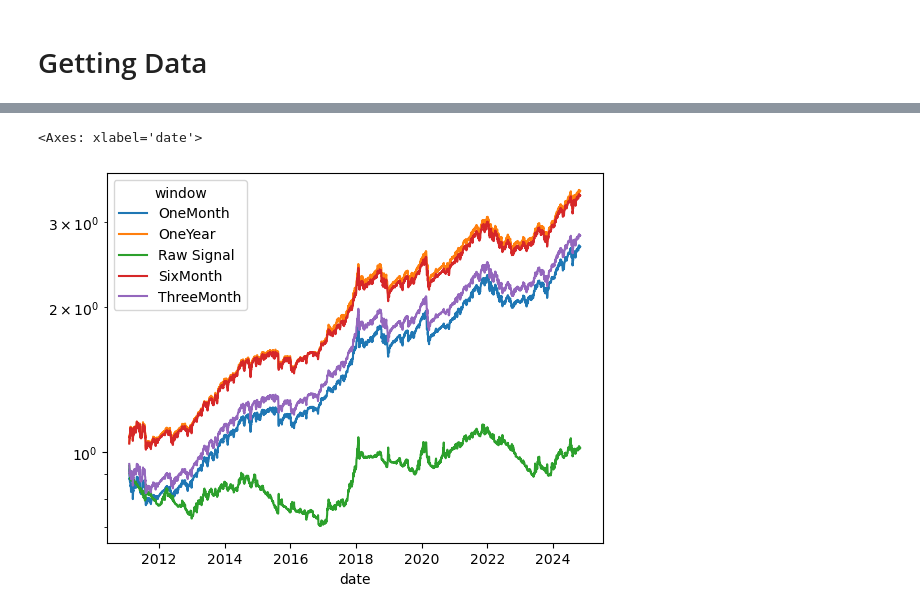
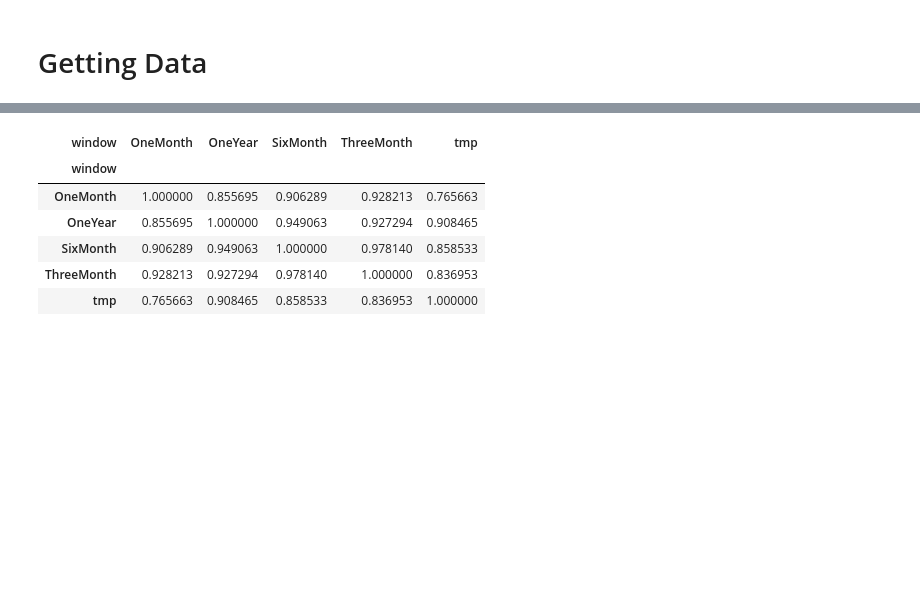
Before and after one commit to diegodalvarez/TrendSystem, a Jupyter notebook: Research/SignalResearch/1ImpliedCorrelationSignals.ipynb, the cells around one changed output, grey strips where cells are left out. Cells and saved outputs as stored; diff of their text form; code cells hidden in the pictures; blank space fills up the shorter version.

```diff
--- a/Research/SignalResearch/1ImpliedCorrelationSignals.ipynb
+++ b/Research/SignalResearch/1ImpliedCorrelationSignals.ipynb
@@ -117,12 +103,14 @@ df_signal_rtn = (df_signal
 # %%
-df_vol_rtn = (df_signal_rtn
+(df_tmp
+    .assign(signal_rtn = lambda x: np.sign(x.signal) * x.px_rtn)
     .pivot(index = "date", columns = "window", values = "signal_rtn")
     .apply(lambda x: x * (0.1 / (x.ewm(span = 100, adjust = False).std() * np.sqrt(252))))
-    .apply(lambda x: np.where(np.abs(x) > 0.1, np.nan, x)))
+    .corr())
+# %% [output]
+| window | OneMonth | OneYear | SixMonth | ThreeMonth | tmp |
+| window |  |  |  |  |  |
+| OneMonth | 1.000000 | 0.855695 | 0.906289 | 0.928213 | 0.765663 |
+| OneYear | 0.855695 | 1.000000 | 0.949063 | 0.927294 | 0.908465 |
+| SixMonth | 0.906289 | 0.949063 | 1.000000 | 0.978140 | 0.858533 |
+| ThreeMonth | 0.928213 | 0.927294 | 0.978140 | 1.000000 | 0.836953 |
+| tmp | 0.765663 | 0.908465 | 0.858533 | 0.836953 | 1.000000 |
-# %%
-(df_vol_rtn
-    .apply(lambda x: np.cumprod(1 + x))
-    .plot(logy = True))
-# %% [output]
-<Axes: xlabel='date'>
-[figure, removed]
```
Also changed, not shown: parts of 15 cells of this notebook.
